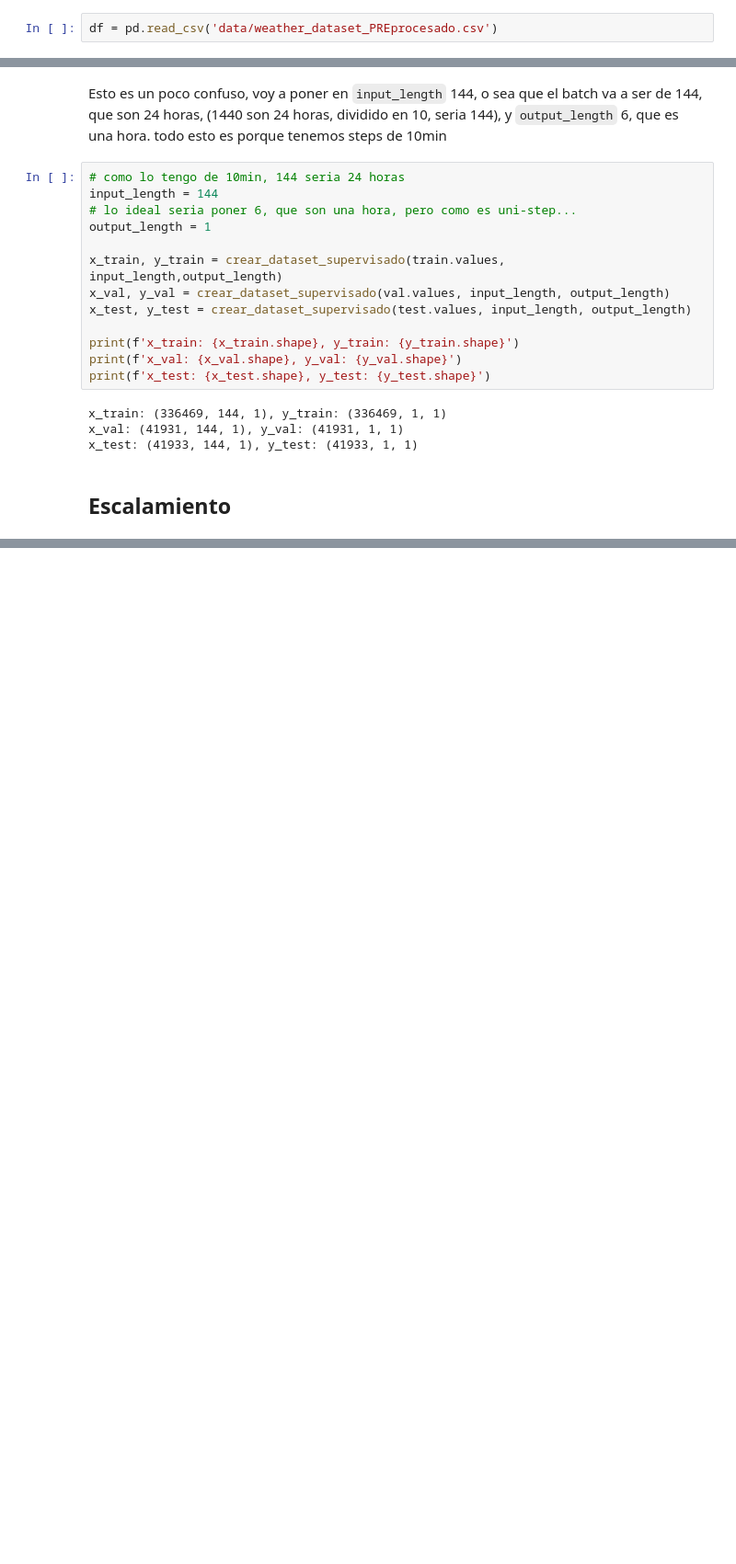
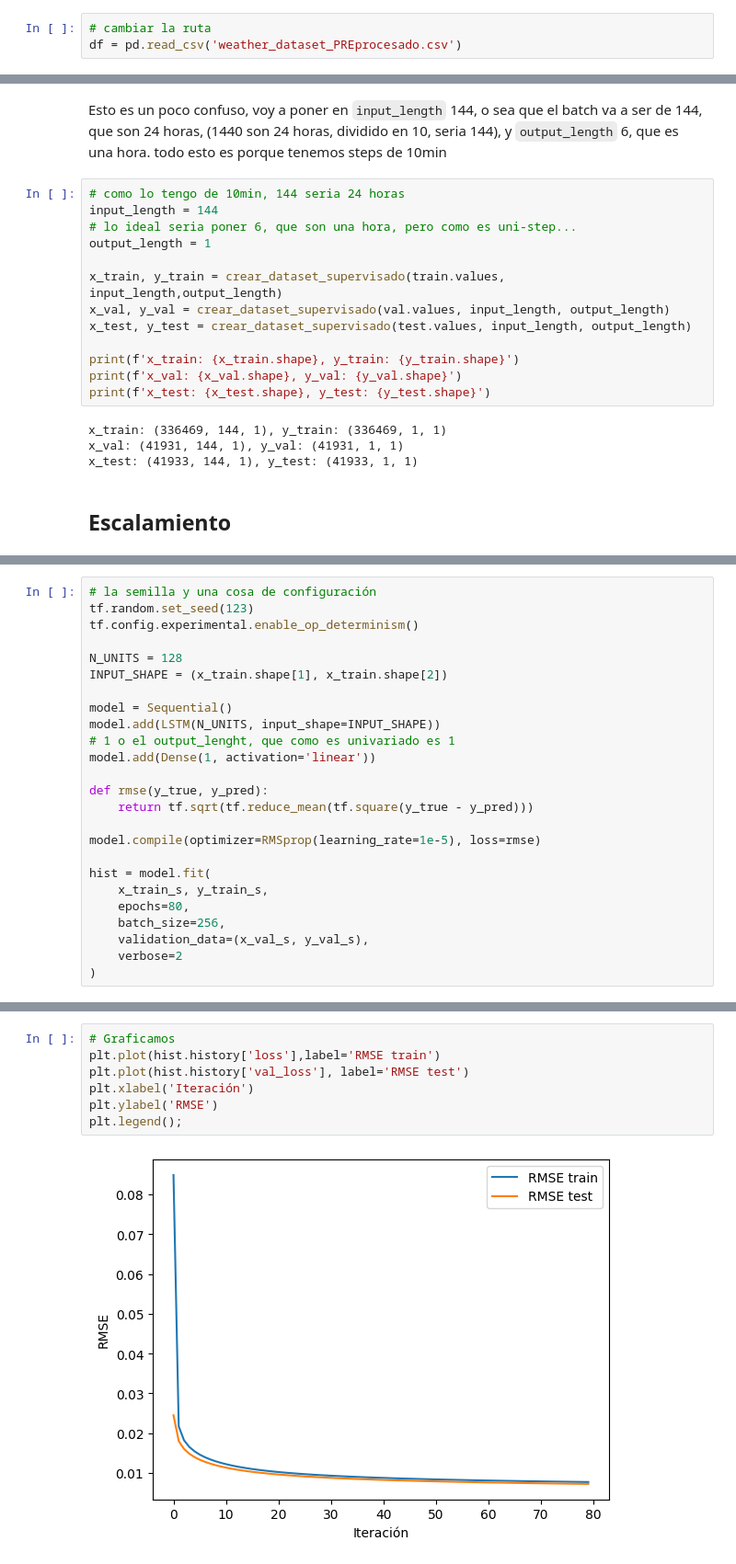
Before and after one commit to yesidexe/lstm, a Jupyter notebook: 2_univariado_unistep.ipynb, the cells around one changed output, grey strips where cells are left out. Shown at 92% size. Drawn from its saved outputs; the diff is of its cells as text; blank space fills up the shorter version.

```diff
--- a/2_univariado_unistep.ipynb
+++ b/2_univariado_unistep.ipynb
@@ -8,5 +12,6 @@ from sklearn.preprocessing import MinMaxScaler
 # %%
-df = pd.read_csv('data/weather_dataset_PREprocesado.csv')
+# cambiar la ruta
+df = pd.read_csv('weather_dataset_PREprocesado.csv')
 # %% [markdown]
 hacer el split de datos
 # %%
@@ -186,0 +198,25 @@ print(x_train_s.min(), x_train_s.max())
+# %%
+# la semilla y una cosa de configuración
+tf.random.set_seed(123)
+tf.config.experimental.enable_op_determinism()
+
+N_UNITS = 128
+INPUT_SHAPE = (x_train.shape[1], x_train.shape[2])
+
+model = Sequential()
+model.add(LSTM(N_UNITS, input_shape=INPUT_SHAPE))
+# 1 o el output_lenght, que como es univariado es 1
+model.add(Dense(1, activation='linear'))
+
+def rmse(y_true, y_pred):
+    return tf.sqrt(tf.reduce_mean(tf.square(y_true - y_pred)))
+
+model.compile(optimizer=RMSprop(learning_rate=1e-5), loss=rmse)
+
+hist = model.fit(
+    x_train_s, y_train_s,
+    epochs=80,
+    batch_size=256,
+    validation_data=(x_val_s, y_val_s),
+    verbose=2
+)
@@ -186,0 +241,9 @@ print(x_train_s.min(), x_train_s.max())
+# %%
+# Graficamos
+plt.plot(hist.history['loss'],label='RMSE train')
+plt.plot(hist.history['val_loss'], label='RMSE test')
+plt.xlabel('Iteración')
+plt.ylabel('RMSE')
+plt.legend();
+# %% [output]
+[figure, added]
```
Also changed, not shown: parts of 11 cells of this notebook.
